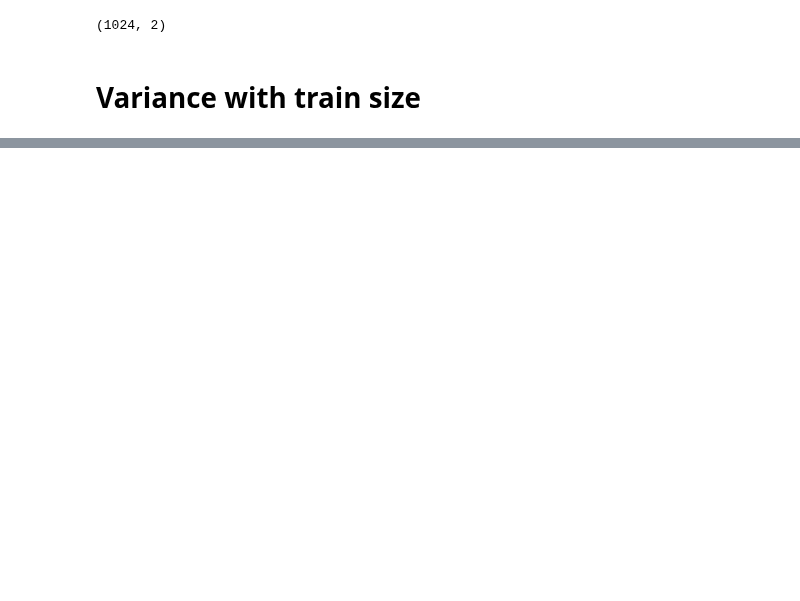
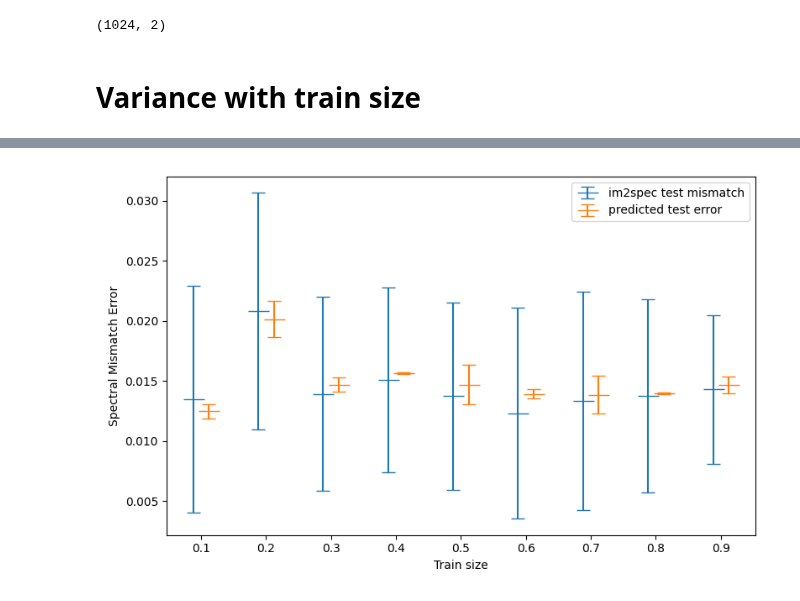
Before and after one commit to gnganesh99/NN_Error, a Jupyter notebook: notebooks/STM/stm_multiscale_train_size_variance.ipynb, the cells around one changed output, grey strips where cells are left out. Saved outputs shown, nothing was run; the diff lists cells and outputs as text; code cells hidden in the pictures; blank space fills up the shorter version.

```diff
--- a/notebooks/STM/stm_multiscale_train_size_variance.ipynb
+++ b/notebooks/STM/stm_multiscale_train_size_variance.ipynb
@@ -298,6 +418,57 @@ Augmented images shape: (2456, 32, 32), Augmented spectra shape: (2456, 121), Au
 Augmented images shape: (5736, 32, 32), Augmented spectra shape: (5736, 121), Augmented coordinates shape: (5736, 3)
 SWA triggered at epoch 90
 ... (33 outputs left out)
+# %%
+import numpy as np
+import matplotlib.pyplot as plt
+
+# Mean and standard deviation of im2spec test losses
+mean_im2spec_test_errors = [np.mean(errors) for errors in im2spec_test_mismatches]
+std_im2spec_test_errors = [np.std(errors) for errors in im2spec_test_mismatches]
+
+# Mean and standard deviation of predicted test errors
+mean_pred_error_test = [np.mean(errors) for errors in pred_error_test]
+std_pred_error_test = [np.std(errors) for errors in pred_error_test]
+
+# X positions
+# x = np.arange(len(mean_im2spec_test_errors))
+x = np.array(train_sizes)  # Use train sizes as x-axis values
+offset = 0.012
+
+plt.figure(figsize=(8, 5))
+
+# Metric 1: im2spec test mismatch
+plt.errorbar(
+    x - offset,
+    mean_im2spec_test_errors,
+    yerr=std_im2spec_test_errors,
+    fmt="_",
+    markersize=18,
+    capsize=6,
+    linestyle="none",
+    label="im2spec test mismatch",
+)
+
+# Metric 2: predicted test error
+plt.errorbar(
+    x + offset,
+    mean_pred_error_test,
+    yerr=std_pred_error_test,
+    fmt="_",
+    markersize=18,
+    capsize=6,
+    linestyle="none",
+    label="predicted test error",
+)
+
+plt.xlabel("Train size")
+plt.ylabel("Spectral Mismatch Error")
+plt.xticks(x)
+plt.legend()
+plt.tight_layout()
+plt.show()
+# %% [output]
+[figure, added]
 # %%
 import numpy as np
 import matplotlib.pyplot as plt
```
Also changed, not shown: parts of 15 cells of this notebook, 1 other file.
